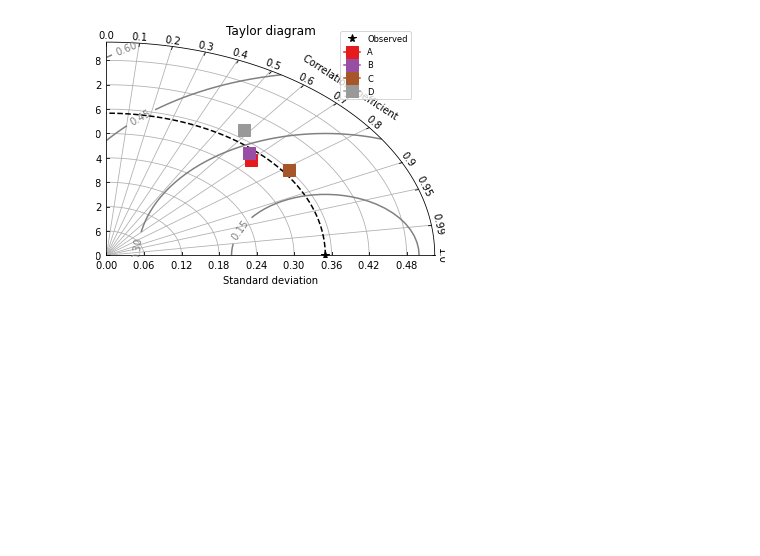
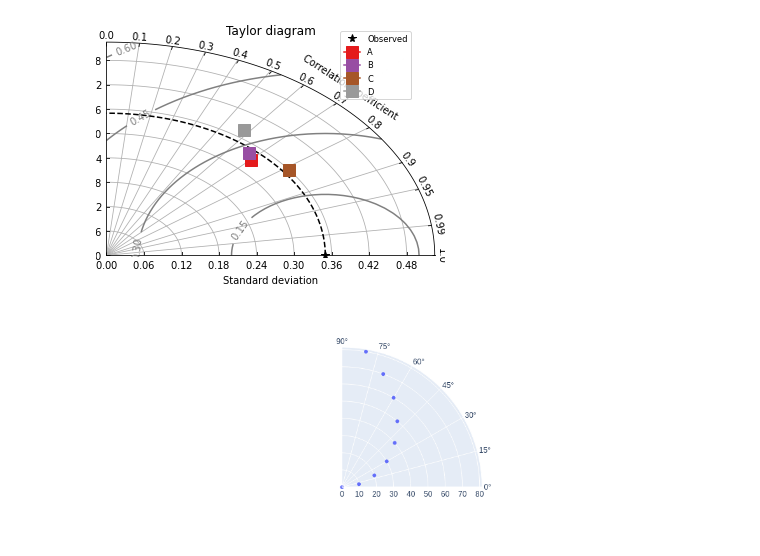
Before and after one commit to AAnzel/Polar-Diagrams-for-Model-Comparison, a Jupyter notebook: Source/main.ipynb, the cells around one changed output. Saved outputs shown, nothing was run; the diff lists cells and outputs as text; code cells hidden in the pictures; blank space fills up the shorter version.

Commit message:
Added: Started new implementation in Plotly

```diff
--- a/Source/main.ipynb
+++ b/Source/main.ipynb
@@ -315,3 +315,13 @@ fname = 'TaylorDiagram.jpg'
 srl(obsSTD, s, r, l, fname)
 # %% [output]
 [figure]
+# %%
+import plotly
+import plotly.express as px
+import numpy as np
+
+fig = px.scatter_polar(r=range(0,90,10), theta=range(0,90,10),
+                       range_theta=[0,90], start_angle=0, direction="counterclockwise")
+fig.show()
+# %% [output]
+[figure, added]
```
Also changed, not shown: parts of 1 cell of this notebook.
